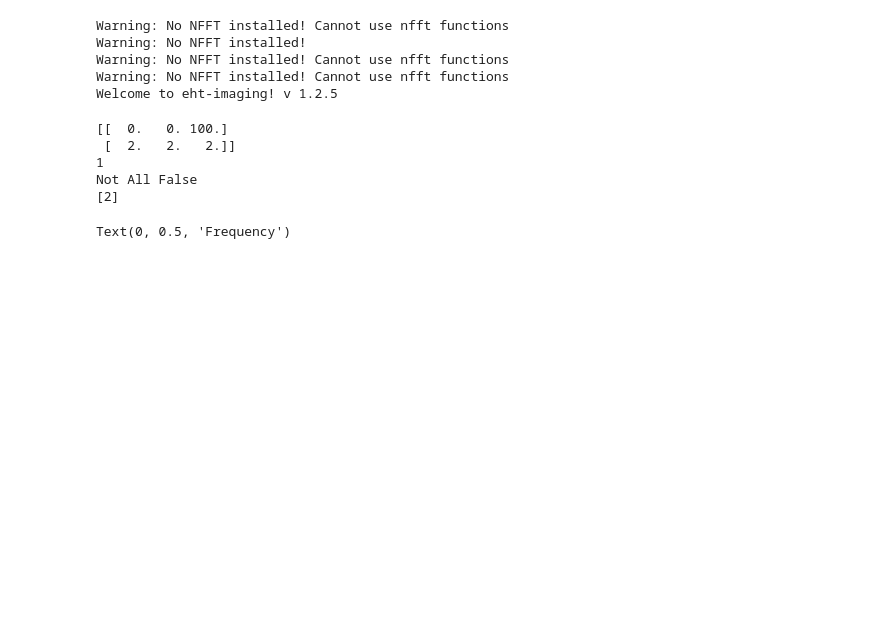
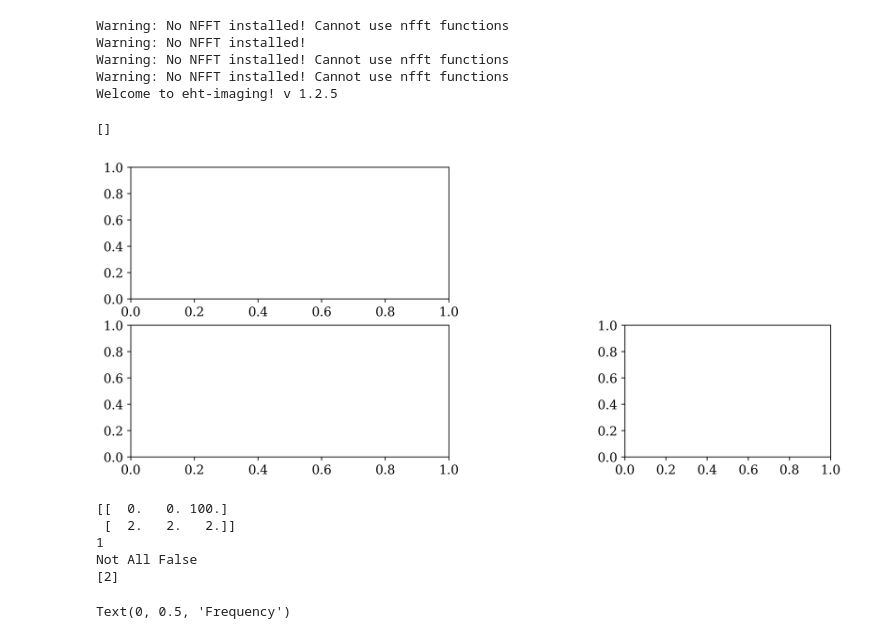
Before and after one commit to TejahniDesire/aart_tdwork, a Jupyter notebook: jpgrounds2.ipynb, the cells around one changed output. Drawn from its saved outputs; the diff is of its cells as text; code cells hidden in the pictures; blank space fills up the shorter version.

```diff
--- a/jpgrounds2.ipynb
+++ b/jpgrounds2.ipynb
@@ -26,8 +26,20 @@ Warning: No NFFT installed! Cannot use nfft functions
 Warning: No NFFT installed! Cannot use nfft functions
 Welcome to eht-imaging! v 1.2.5
 # %%
-list = ["sti","st2"]
-list.index()
+fig, dum = plt.subplots(2, 2, figsize=[12,5], dpi=400)
+ax0 = plt.subplot(2, 2, 1)
+ax1 = plt.subplot(2, 3, 3)
+ax2 = plt.subplot(2, 2, 3)
+ax3 = plt.subplot(2, 3, 6)
+ax1.spines['top'].set_visible(False)
+ax1.spines['right'].set_visible(False)
+ax1.spines['bottom'].set_visible(False)
+ax1.spines['left'].set_visible(False)
+ax1.get_xaxis().set_ticks([])
+ax1.get_yaxis().set_ticks([])
+# %% [output]
+[]
+[figure, added]
 # %%
 t = np.zeros(3)
 t[2] = 100
```
Also changed, not shown: 1 other file.
